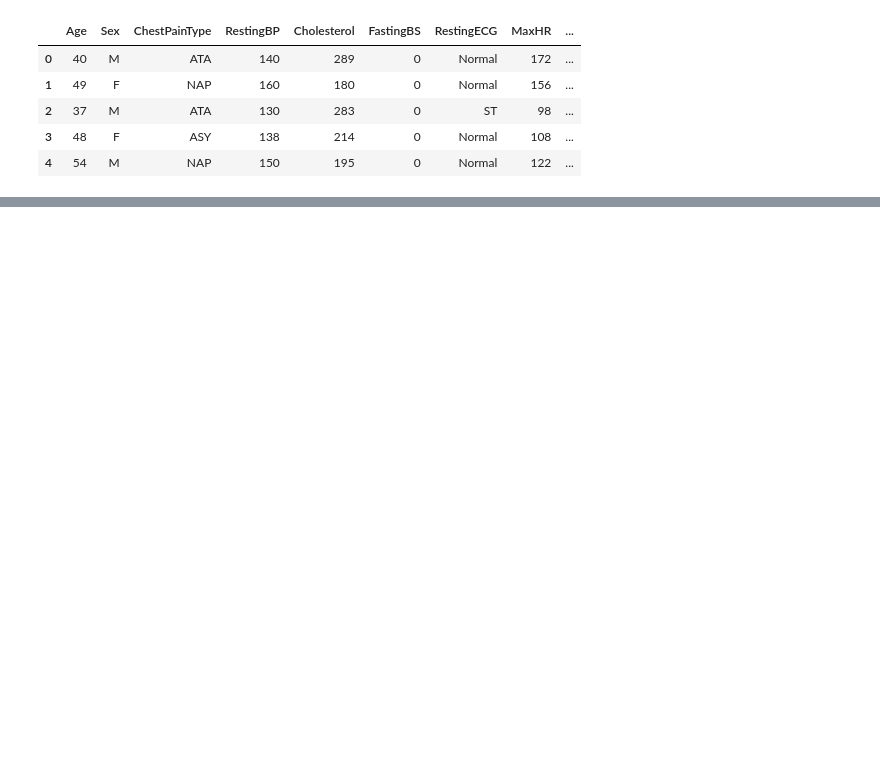
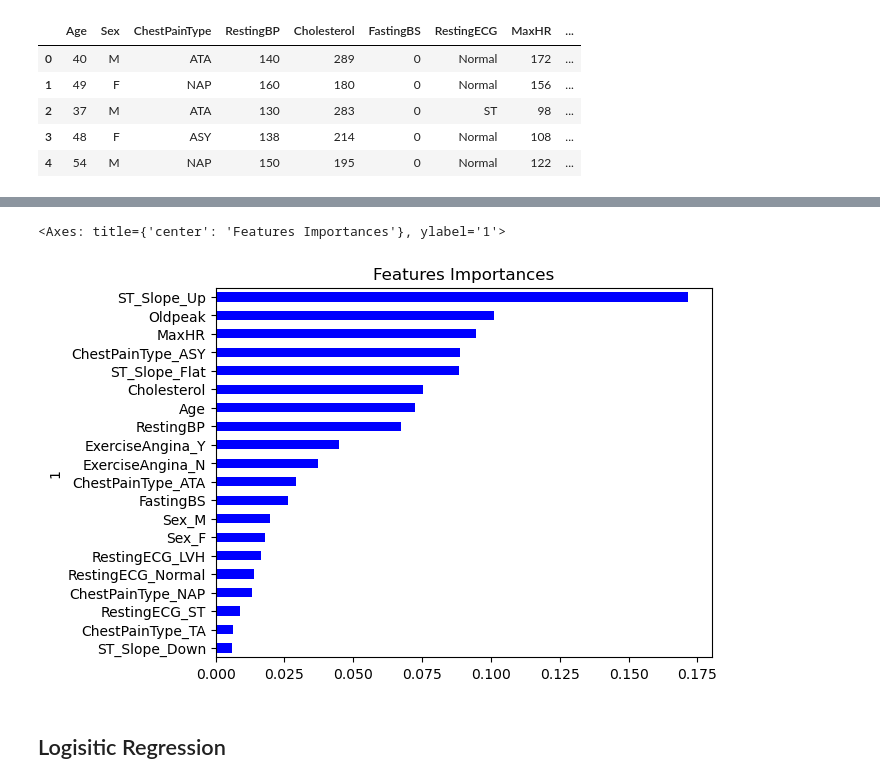
Before and after one commit to andrewjmack/coronary-disease-predictive-model, a Jupyter notebook: initial_EDA.ipynb, the cells around one changed output, grey strips where cells are left out. Drawn from its saved outputs; the diff is of its cells as text; code cells hidden in the pictures; blank space fills up the shorter version.

```diff
--- a/initial_EDA.ipynb
+++ b/initial_EDA.ipynb
@@ -294,0 +256,4 @@ Name: HeartDisease, dtype: float64
+# %%
+# Convert categorical data to numeric with `pd.get_dummies`
+X = pd.get_dummies(X)
+X.head()
@@ -294,0 +267,15 @@ Name: HeartDisease, dtype: float64
+# %%
+# Split the preprocessed data into a training and testing dataset, used random_state = 1 for inital results
+X_train, X_test, y_train, y_test = train_test_split(X, y)
+# %%
+# Create a StandardScaler instances
+scaler = StandardScaler()
+
+# Fit the StandardScaler
+X_scaler = scaler.fit(X_train)
+
+# Scale the data
+X_train_scaled = X_scaler.transform(X_train)
+X_test_scaled = X_scaler.transform(X_test)
+
+print(X_train.shape)
@@ -294,0 +284,3 @@ Name: HeartDisease, dtype: float64
+# %%
+#Create the random forest model
+rf_model = RandomForestClassifier().fit(X_train_scaled, y_train)
@@ -294,0 +340,13 @@ Name: HeartDisease, dtype: float64
+# %%
+#Create a DataFrame of the feature_importance and then create a horizontal bar chart to display
+importances_df = pd.DataFrame(sorted(zip(rf_model.feature_importances_, X.columns), reverse=True))
+importances_df.set_index(importances_df[1], inplace=True)
+importances_df.drop(columns=1, inplace=True)
+importances_df.rename(columns={0: 'Feature Importances'}, inplace=True)
+importances_sorted = importances_df.sort_values(by='Feature Importances')
+importances_sorted.plot(kind='barh', color='blue', title= 'Features Importances', legend=False)
+# %% [output]
+<Axes: title={'center': 'Features Importances'}, ylabel='1'>
+[figure, added]
+# %% [markdown]
+## Logisitic Regression
```
Also changed, not shown: parts of 23 cells of this notebook.
